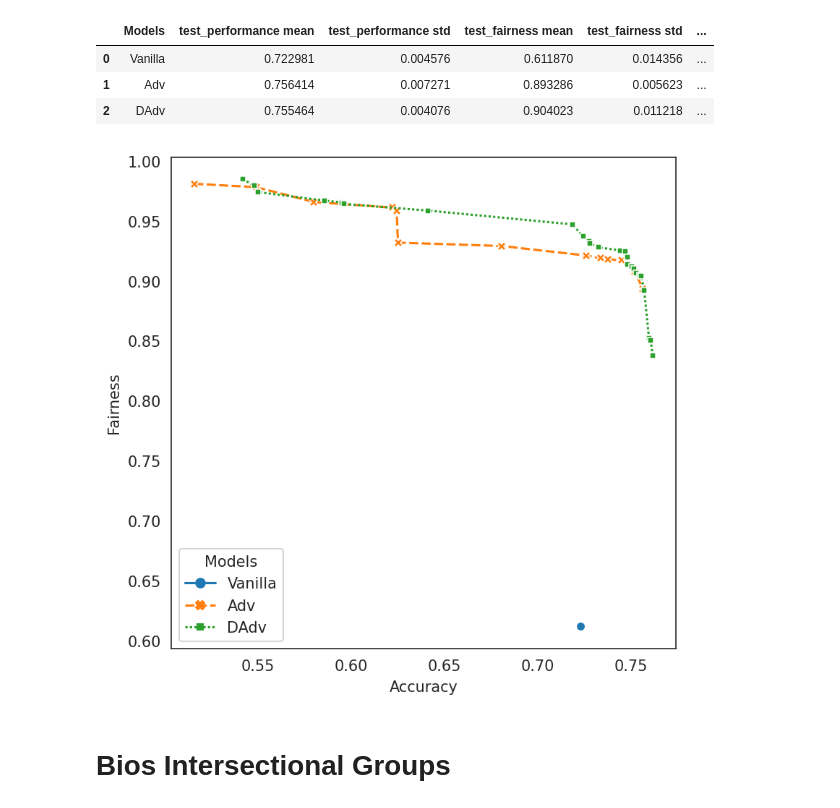
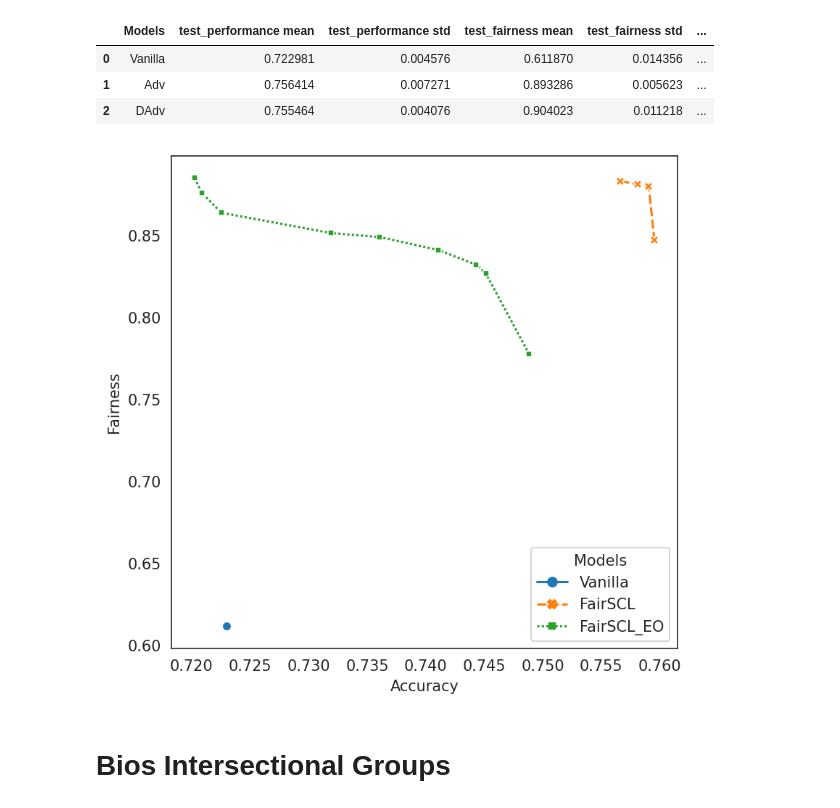
Before and after one commit to Libr-AI/fairlib, a Jupyter notebook: analysis/_Final_results_in_paper.ipynb, the cells around one changed output. Saved outputs shown, nothing was run; the diff lists cells and outputs as text; code cells hidden in the pictures.

Commit message:
Add EO-FairSCL

```diff
--- a/analysis/_Final_results_in_paper.ipynb
+++ b/analysis/_Final_results_in_paper.ipynb
@@ -169,29 +169,30 @@ Moji_main_results
 # %%
 Moji_plot_df = final_results_df(
     results_dict = Moji_results,
     # model_order = [
     #     "Vanilla",
     #     "Adv", "DAdv",
     #     "INLP",
     #     "FairBatch",
     #     "BTEO", "GatedBTEO",
     #     "Augmented Adv", "Augmented DAdv",
     #     "GDEO", "GDMean",
     #     "FairSCL",
     #     ],
-    model_order = ["Vanilla", "Adv", 'DAdv'],
+    # model_order = ["Vanilla", "Adv", 'DAdv'],
+    model_order = ["Vanilla", "FairSCL", 'FairSCL_EO'],
     pareto = True,
     # pareto = False,
     pareto_selection = "test",
     selection_criterion = None,
     return_dev = True,
     # Performance_threshold=0.72
     # num_trail=20,
     )
 # Moji_plot_df["test_fairness mean"] = (1-Moji_plot_df["test_fairness mean"])
 make_plot(Moji_plot_df)
 # %% [output]
-[figure, old version]
+[figure, new version]
 # %% [markdown]
 # Bios Intersectional Groups
 # %%
```
Also changed, not shown: parts of 4 cells of this notebook, 4 other files.
